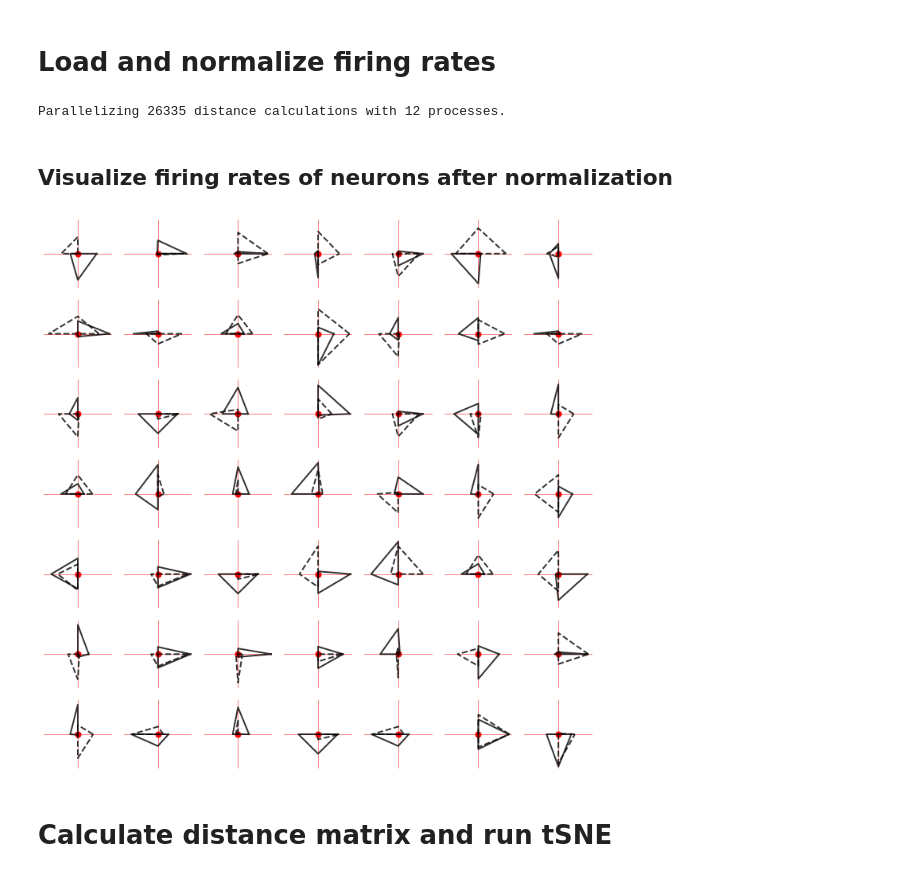
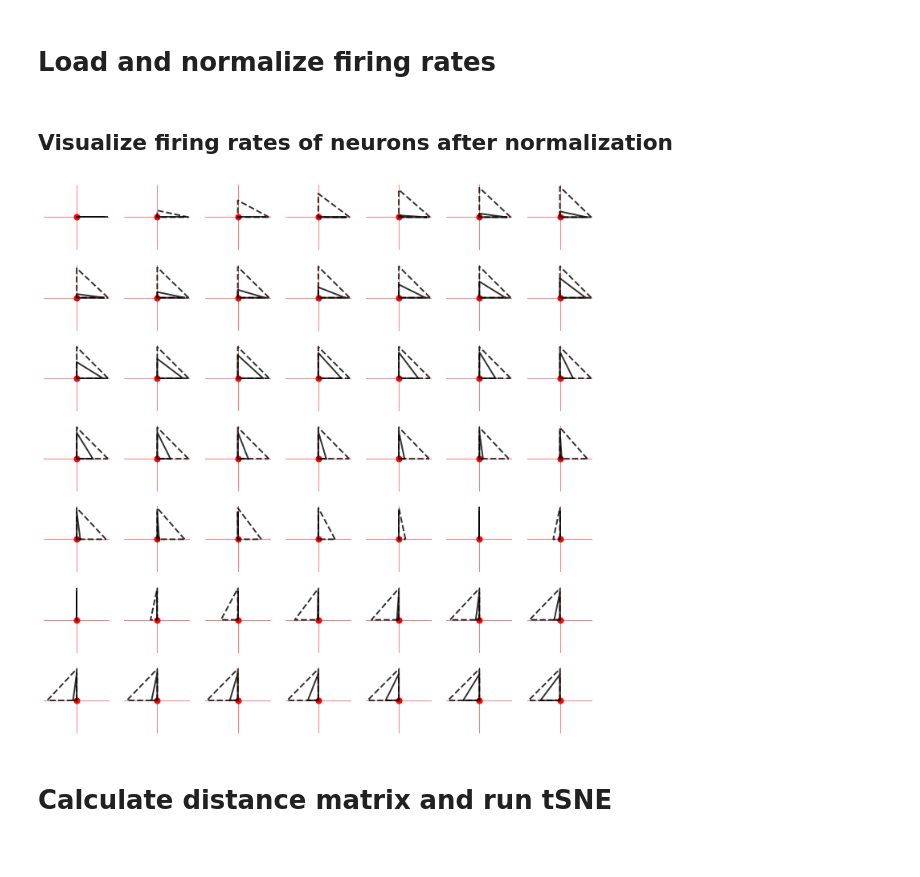
Before and after one commit to azaho/ccn_story3, a Jupyter notebook: netdist.ipynb, the cells around one changed output. Cells and saved outputs as stored; diff of their text form; code cells hidden in the pictures.

```diff
--- a/netdist.ipynb
+++ b/netdist.ipynb
@@ -196,7 +228,7 @@ for network_name, network in all_networks.items():
             total_time = delay0+delay2+input_time+100
             t_cue_from = delay0
             t_cue_to = delay0+input_time
-            t_d_from = delay0+input_time
+            t_d_from = delay0+input_time+20  # remove first 200 ms of delay
             t_d_to = delay0+input_time+delay1
 
             model_parameterupdate = network['metadatas'][j]['hyperparameters']['train_for_steps']
@@ -214,41 +246,40 @@ for network_name, network in all_networks.items():
     for name in names:
         network['ids'].append(i)
         i+=1
-# %% [output]
-Parallelizing 26335 distance calculations with 12 processes.
 # %% [markdown]
 ## Visualize firing rates of neurons after normalization
 # %%
 # visualize how selective neurons look like after normalization
 # solid line for t=input, dotted for t=distractor
-show_neurons = "diego_phd"
+show_neurons = "notricks"
 array = np.copy(arrays[all_networks[show_neurons]["ids"][0]].reshape(4, 2, -1))
 fig, axes = plt.subplots(7, 7, figsize=(10, 10))
 for i in range(7):
     for j in range(7):
         ax = axes[i, j]
-        n_i = np.random.randint(0, array.shape[-1]-1)#5 * i + j
+        n_i = 5 * i + j
+        #n_i = np.random.randint(0, array.shape[-1]-1)#5 * i + j
 
         ax.scatter([0], [0], 50, color="red")
         ax.plot([-100, 100], [0, 0], "r-", linewidth=.5)
         ax.plot([0, 0], [-100, 100], "r-", linewidth=.5)
 
         coords = np.array([[1, 0], [0, 1], [-1, 0], [0, -1], [1, 0]], dtype=float)
         coords *= np.expand_dims(array[:, 0, n_i][[0, 1, 2, 3, 0]], axis=1)
         ax.plot(coords[:, 0], coords[:, 1], "k-", linewidth=2, alpha=0.8)
 
         coords = np.array([[1, 0], [0, 1], [-1, 0], [0, -1], [1, 0]], dtype=float)
         coords *= np.expand_dims(array[:, 1, n_i][[0, 1, 2, 3, 0]], axis=1)
         ax.plot(coords[:, 0], coords[:, 1], "k--", linewidth=2, alpha=0.8)
 
         lim = 1
         ax.set_xlim(-lim, lim)
         ax.set_ylim(-lim, lim)
         ax.axis('off')
 plt.tight_layout()
 plt.show()
 # %% [output]
-[figure, old version]
+[figure, new version]
 # %% [markdown]
 # Calculate distance matrix and run tSNE
 # %%
```
Also changed, not shown: parts of 15 cells of this notebook, 6 other files.
